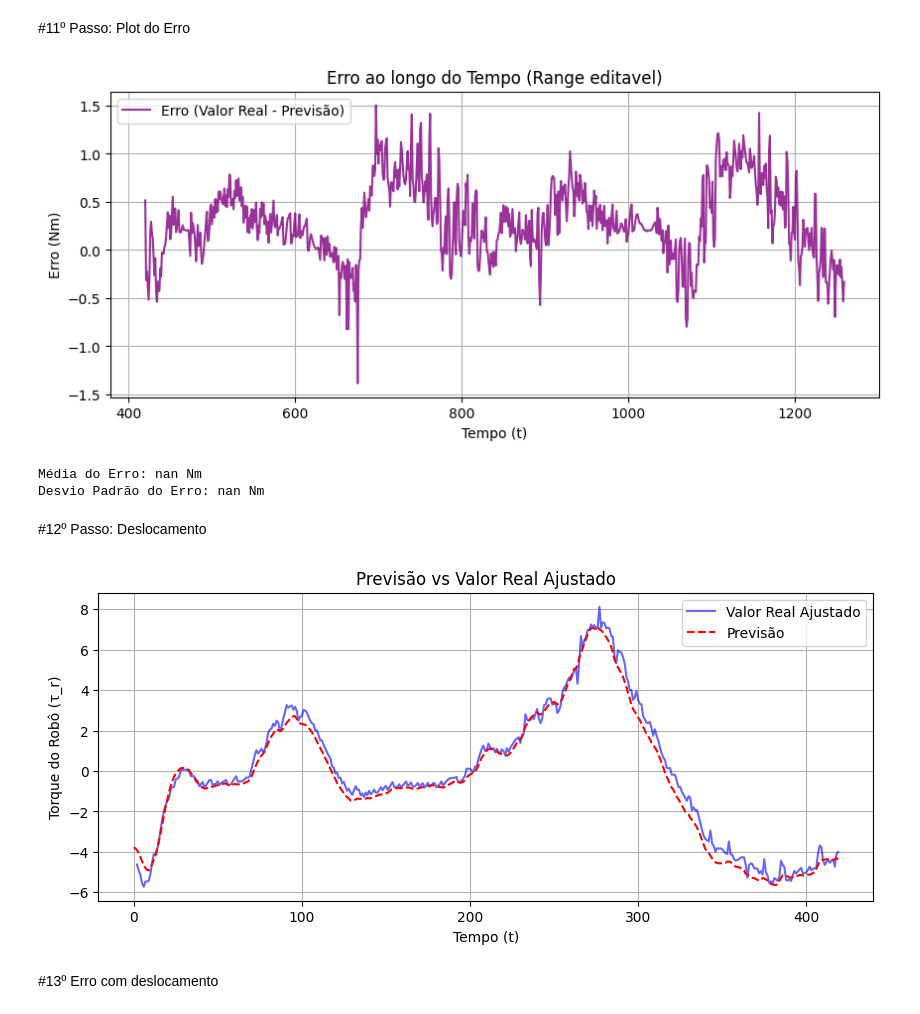
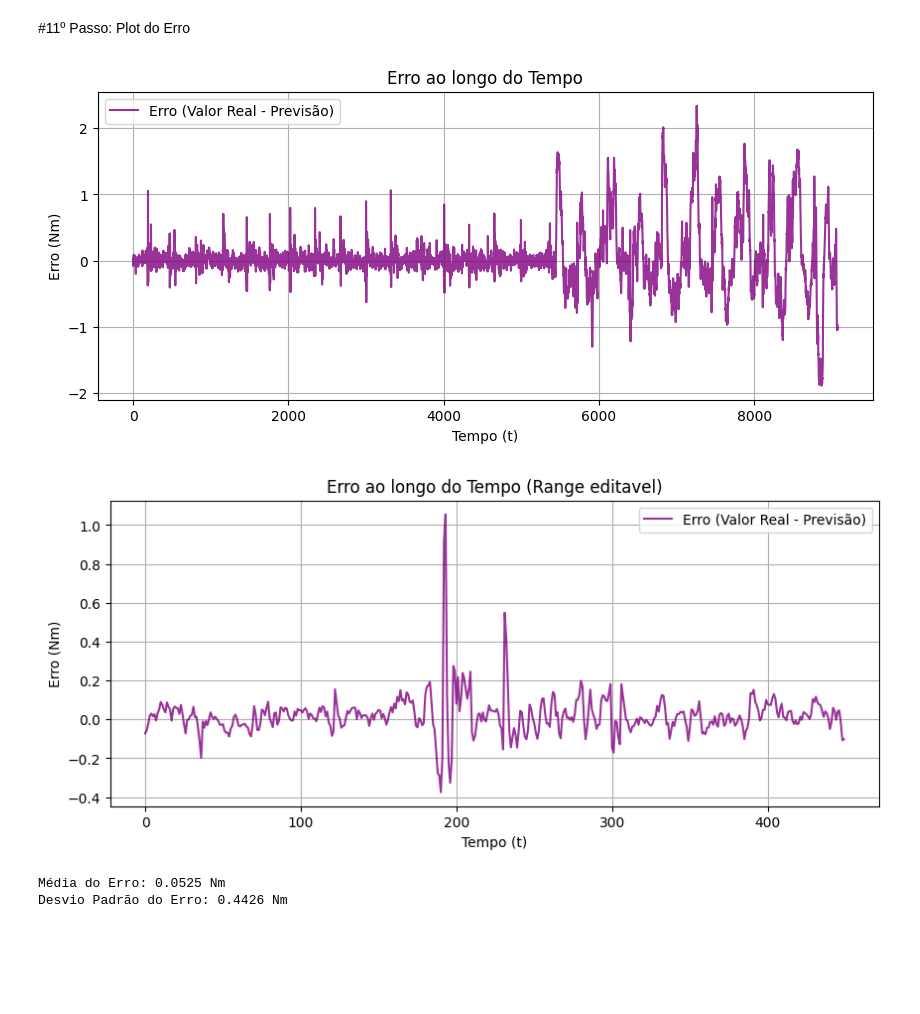
Before and after one commit to EricRibeiroAlves/Interacao-Humano-Robo, a Jupyter notebook: Codigo/[AP_T]_Eric_Modelo_Stacked_Bidirectional_LSTM.ipynb, the cells around one changed output. Drawn from its saved outputs; the diff is of its cells as text; code cells hidden in the pictures; blank space fills up the shorter version.

```diff
--- a/Codigo/[AP_T]_Eric_Modelo_Stacked_Bidirectional_LSTM.ipynb
+++ b/Codigo/[AP_T]_Eric_Modelo_Stacked_Bidirectional_LSTM.ipynb
@@ -58,0 +55,4 @@ data = markov_t8.iloc[1870:11760]
+# %%
+data = markov_t6.iloc[1275:]
+# Remover linhas onde R_w_l é zero
+data = data.loc[data['R_w_l'] != 0]
@@ -59,7 +70,7 @@ data = markov_t8.iloc[1870:11760]
 # %% [markdown]
 # 2º Passo: Cálculo do torque de interação τ_i
 # %%
-Ka = 200  # Rigidez do acessório
-Ba = 10   # Amortecimento do acessório
+Ka = 0.1  # Rigidez do acessório
+Ba = 1   # Amortecimento do acessório
 data['tau_i'] = Ka * (data['R_t_p'] - data['R_t_l']) + Ba * (data['R_w_p'] - data['R_w_l'])
 data['d_tau_i'] = np.gradient(data['tau_i'])
@@ -78,8 +78,8 @@ See the caveats in the documentation: https://pandas.pydata.org/pandas-docs/stab
 # 3º Passo: Separação e Normalização dos dados
 # %%
 dataset = data.copy()
-X = dataset[['tau_i', 'd_tau_i', 'phase', 'R_T']]
-y = dataset[['R_T']]
+X = dataset[['R_t_p', 'R_t_l', 'R_w_p', 'R_w_l', 'phase']]  # Inputs
+y = dataset[['R_T_d']]
 scaler_X = MinMaxScaler(feature_range=(0, 1))
 scaler_y = MinMaxScaler(feature_range=(0, 1))
 X_scaled = scaler_X.fit_transform(X)
@@ -129,9 +129,9 @@ model_bilstm.compile(optimizer=tf.keras.optimizers.Adam(learning_rate=0.001),
 # Treinamento
 history_bilstm = model_bilstm.fit(
     X_train, y_train,
-    epochs=16,
+    epochs=256,
     batch_size=32,
-    validation_split=0.2,
+    validation_split=0.4,
     verbose = 1
     )
 # %% [output]
@@ -210,55 +215,33 @@ erro = y_train_rescaled.flatten() - y_pred_bilstm.flatten()
 # %% [markdown]
 #11º Passo: Plot do Erro
 # %%
-cursor1 = 420
-cursor2 =1260
-
-# Criar o eixo X para o intervalo específico
-x_range = np.arange(cursor1, cursor2)
+# Plotar o erro no tempo
+plt.figure(figsize=(10, 4))
+plt.plot(erro[:], label='Erro (Valor Real - Previsão)', color='purple', alpha=0.8)
+plt.title('Erro ao longo do Tempo')
+plt.xlabel('Tempo (t)')
+plt.ylabel('Erro (Nm)')
+plt.legend()
+plt.grid(True)
+plt.show()
 
 # Exibir o erro apenas para uma janela de tempo específica (por exemplo, primeiros 3000 pontos)
 plt.figure(figsize=(10, 4))
-plt.plot(x_range, erro[cursor1:cursor2], label='Erro (Valor Real - Previsão)', color='purple', alpha=0.8)
+plt.plot(erro[:450], label='Erro (Valor Real - Previsão)', color='purple', alpha=0.8)
 plt.title('Erro ao longo do Tempo (Range editavel)')
 plt.xlabel('Tempo (t)')
 plt.ylabel('Erro (Nm)')
 plt.legend()
 plt.grid(True)
 plt.show()
 
 # Estatísticas do erro
 mean_error = np.mean(erro)
 std_error = np.std(erro)
 print(f'Média do Erro: {mean_error:.4f} Nm')
 print(f'Desvio Padrão do Erro: {std_error:.4f} Nm')
 # %% [output]
-[figure, old version]
+[figure, new version]
+[figure, added]
-Média do Erro: nan Nm
-Desvio Padrão do Erro: nan Nm
+Média do Erro: 0.0525 Nm
+Desvio Padrão do Erro: 0.4426 Nm
-# %% [markdown]
-#12º Passo: Deslocamento
-# %%
-cursor1 = 0
-cursor2 = 420
-
-
-# Criar o y_train_adjusted (com deslocamento de 2 pontos)
-offset = 14//5
-y_train_adjusted = np.empty_like(y_train_rescaled.flatten())
-y_train_adjusted[:offset] = np.nan  # Preencher com NaN nos primeiros 2 pontos
-y_train_adjusted[offset:] = y_train_rescaled.flatten()[:-offset]  # Deslocar os valores para a esquerda
-
-# Plotar o erro no tempo
-plt.figure(figsize=(10, 4))
-plt.plot(y_train_adjusted[cursor1:cursor2], label='Valor Real Ajustado', color='blue', alpha=0.6)
-plt.plot(y_pred_bilstm.flatten()[cursor1:cursor2], label='Previsão', color='red', linestyle='--', alpha=1)
-plt.title('Previsão vs Valor Real Ajustado')
-plt.xlabel('Tempo (t)')
-plt.ylabel('Torque do Robô (τ_r)')
-plt.legend()
-plt.grid(True)
-plt.show()
-# %% [output]
-[figure, removed]
-# %% [markdown]
-#13º Erro com deslocamento
```
Also changed, not shown: parts of 13 cells of this notebook.
